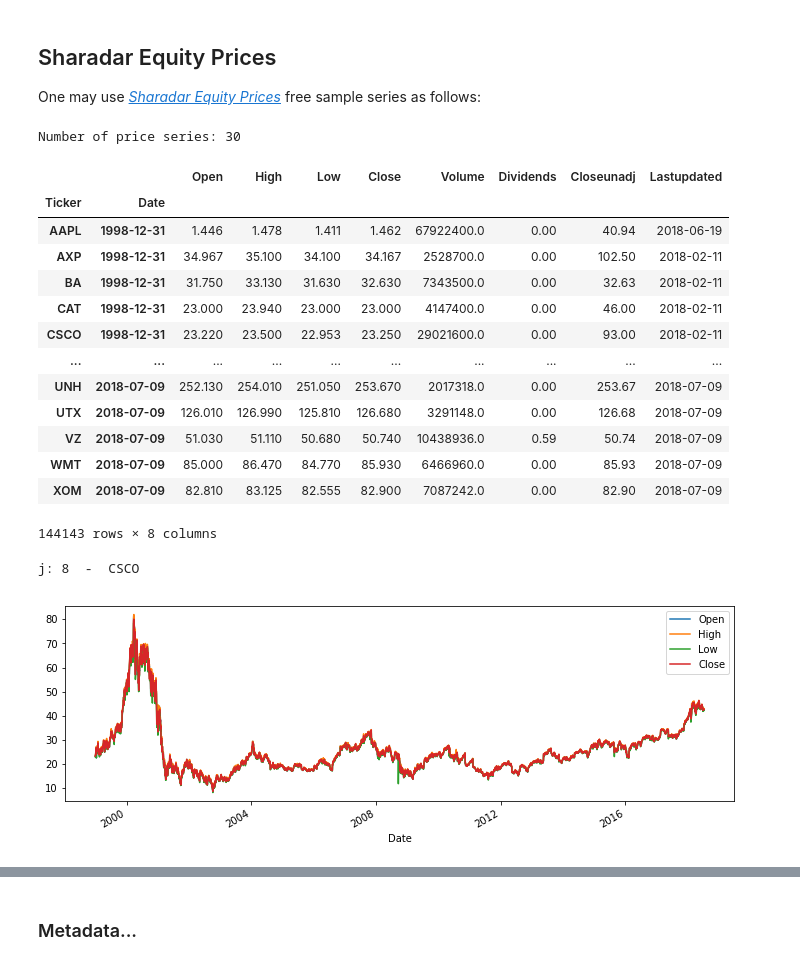
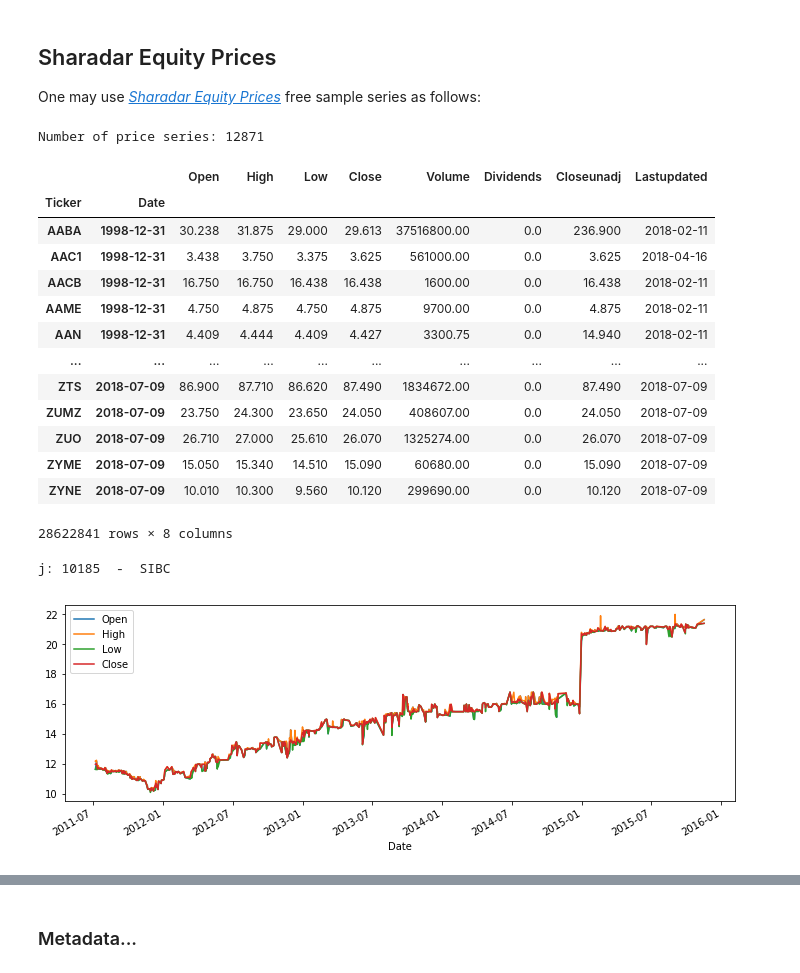
Before and after one commit to peerchen/trend-following-1, a Jupyter notebook: Data loading and formatting.ipynb, the cells around one changed output, grey strips where cells are left out. Saved outputs shown, nothing was run; the diff lists cells and outputs as text; code cells hidden in the pictures.

```diff
--- a/Data loading and formatting.ipynb
+++ b/Data loading and formatting.ipynb
@@ -92,37 +92,37 @@ price_j
 One may use [_Sharadar Equity Prices_](https://www.quandl.com/publishers/sharadar) free sample series as follows:
 # %%
 # tickers, prices = get_quandl_sharadar(download=True)  # The first time...
-tickers, prices = get_quandl_sharadar(download=True)
+tickers, prices = get_quandl_sharadar(free=False)
 # %%
 print('Number of price series:', len(tickers))
 # %% [output]
-Number of price series: 30
+Number of price series: 12871
 # %%
 prices
 # %% [output]
 |  |  | Open | High | Low | Close | Volume | Dividends | Closeunadj | Lastupdated |
 | Ticker | Date |  |  |  |  |  |  |  |  |
-| AAPL | 1998-12-31 | 1.446 | 1.478 | 1.411 | 1.462 | 67922400.0 | 0.00 | 40.94 | 2018-06-19 |
-| AXP | 1998-12-31 | 34.967 | 35.100 | 34.100 | 34.167 | 2528700.0 | 0.00 | 102.50 | 2018-02-11 |
-| BA | 1998-12-31 | 31.750 | 33.130 | 31.630 | 32.630 | 7343500.0 | 0.00 | 32.63 | 2018-02-11 |
-| CAT | 1998-12-31 | 23.000 | 23.940 | 23.000 | 23.000 | 4147400.0 | 0.00 | 46.00 | 2018-02-11 |
-| CSCO | 1998-12-31 | 23.220 | 23.500 | 22.953 | 23.250 | 29021600.0 | 0.00 | 93.00 | 2018-02-11 |
+| AABA | 1998-12-31 | 30.238 | 31.875 | 29.000 | 29.613 | 37516800.00 | 0.0 | 236.900 | 2018-02-11 |
+| AAC1 | 1998-12-31 | 3.438 | 3.750 | 3.375 | 3.625 | 561000.00 | 0.0 | 3.625 | 2018-04-16 |
+| AACB | 1998-12-31 | 16.750 | 16.750 | 16.438 | 16.438 | 1600.00 | 0.0 | 16.438 | 2018-02-11 |
+| AAME | 1998-12-31 | 4.750 | 4.875 | 4.750 | 4.875 | 9700.00 | 0.0 | 4.875 | 2018-02-11 |
+| AAN | 1998-12-31 | 4.409 | 4.444 | 4.409 | 4.427 | 3300.75 | 0.0 | 14.940 | 2018-02-11 |
 | ... | ... | ... | ... | ... | ... | ... | ... | ... | ... |
-| UNH | 2018-07-09 | 252.130 | 254.010 | 251.050 | 253.670 | 2017318.0 | 0.00 | 253.67 | 2018-07-09 |
-| UTX | 2018-07-09 | 126.010 | 126.990 | 125.810 | 126.680 | 3291148.0 | 0.00 | 126.68 | 2018-07-09 |
-| VZ | 2018-07-09 | 51.030 | 51.110 | 50.680 | 50.740 | 10438936.0 | 0.59 | 50.74 | 2018-07-09 |
-| WMT | 2018-07-09 | 85.000 | 86.470 | 84.770 | 85.930 | 6466960.0 | 0.00 | 85.93 | 2018-07-09 |
-| XOM | 2018-07-09 | 82.810 | 83.125 | 82.555 | 82.900 | 7087242.0 | 0.00 | 82.90 | 2018-07-09 |
+| ZTS | 2018-07-09 | 86.900 | 87.710 | 86.620 | 87.490 | 1834672.00 | 0.0 | 87.490 | 2018-07-09 |
+| ZUMZ | 2018-07-09 | 23.750 | 24.300 | 23.650 | 24.050 | 408607.00 | 0.0 | 24.050 | 2018-07-09 |
+| ZUO | 2018-07-09 | 26.710 | 27.000 | 25.610 | 26.070 | 1325274.00 | 0.0 | 26.070 | 2018-07-09 |
+| ZYME | 2018-07-09 | 15.050 | 15.340 | 14.510 | 15.090 | 60680.00 | 0.0 | 15.090 | 2018-07-09 |
+| ZYNE | 2018-07-09 | 10.010 | 10.300 | 9.560 | 10.120 | 299690.00 | 0.0 | 10.120 | 2018-07-09 |
-144143 rows × 8 columns
+28622841 rows × 8 columns
 # %%
 j = np.random.choice(len(tickers) - 1)
 ticker_j = list(tickers)[j]
 print('j:', j, ' - ', ticker_j)
-price_j = get_price_j(ticker_j, prices)
+price_j = prices.loc[ticker_j]
 price_j[['Open', 'High', 'Low', 'Close']].plot();
 # %% [output]
-j: 8  -  CSCO
+j: 10185  -  SIBC
-[figure, old version]
+[figure, new version]
 # %%
 price_j
 # %% [output]
```
Also changed, not shown: parts of 16 cells of this notebook, 14 other files.
